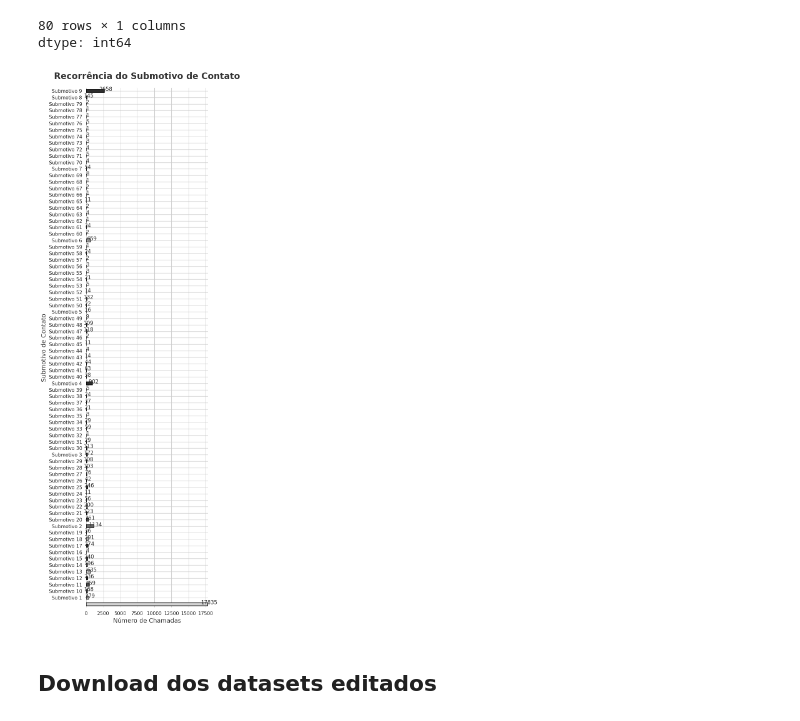
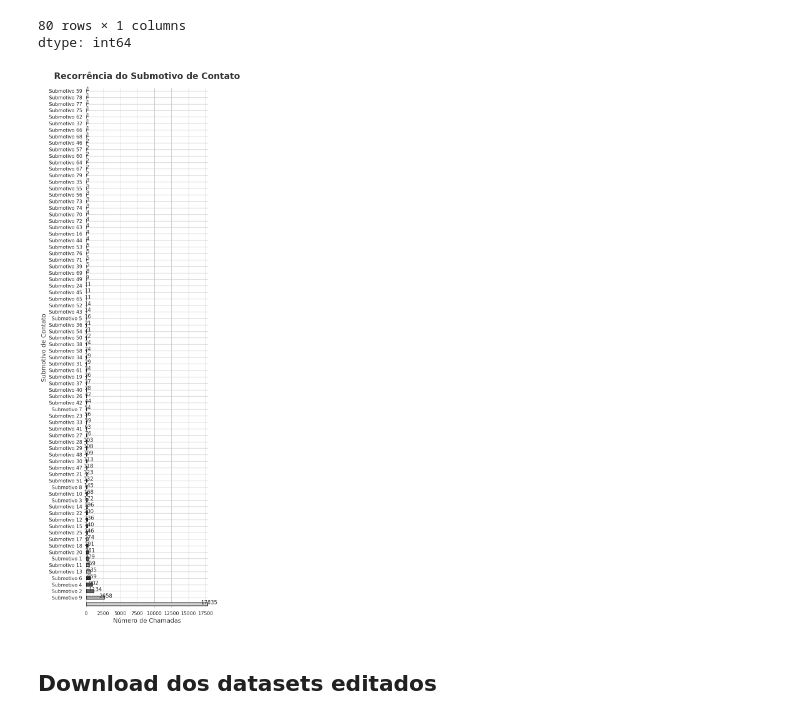
Before and after one commit to nataliaboaventura/customerservice, a Jupyter notebook: CustomerService.ipynb, the cells around one changed output. Drawn from its saved outputs; the diff is of its cells as text; code cells hidden in the pictures.

```diff
--- a/CustomerService.ipynb
+++ b/CustomerService.ipynb
@@ -785,8 +764,10 @@ agrup_motivo_contato.sort_values()
 | Motivo 66 | 8277 |
 dtype: int64
 # %%
-#Exibindo os dados do motivo de contato
+# Ordenando os dados do motivo de contato do maior para o menor
+agrup_motivo_contato = agrup_motivo_contato.sort_values(ascending=False)
 
+# Exibindo os dados do motivo de contato
 plt.figure(figsize=(12, 6))
 agrup_motivo_contato.plot.bar(
     color='#696969',
@@ -798,16 +779,14 @@ plt.title('Recorrência do Motivo de Contato', fontsize=16, fontweight='bold', c
 plt.xlabel('Motivo de Contato', fontsize=12, color='#333333')
 plt.ylabel('Número de Contatos', fontsize=12, color='#333333')
 
-
+# Ajustando o limite do eixo Y para que ele se ajuste aos valores máximos
 plt.ylim(0, agrup_motivo_contato.max() + 10)
 
-
+# Adicionando os valores no topo das barras
 for index, value in enumerate(agrup_motivo_contato):
     plt.text(index, value + 1.3, str(value), ha='center', fontsize=12, color='#333333')
 
-
 plt.box(False)
-
 
 plt.tight_layout()
 plt.show()
@@ -851,32 +823,43 @@ agrup_submotivo_contato.sort_values()
 80 rows × 1 columns
 dtype: int64
 # %%
-#Exibindo os dados do submotivo de contato
+# Ordenando os dados do submotivo de contato do maior para o menor
+agrup_submotivo_contato = agrup_submotivo_contato.sort_values(ascending=False)
 
+# Definindo as cores para as barras
 colors = ['#D3D3D3', '#A9A9A9', '#696969', '#4F4F4F', '#2D2D2D']
 
+# Criando o gráfico
 plt.figure(figsize=(6, 18))
 
 agrup_submotivo_contato.plot.barh(
     color=colors,
     edgecolor='black',
     linewidth=1.2
 )
 
+# Títulos e rótulos
 plt.title('Recorrência do Submotivo de Contato', fontsize=20, fontweight='bold', color='#333333', pad=20)
 plt.xlabel('Número de Chamadas', fontsize=14, color='#333333')
 plt.ylabel('Submotivo de Contato', fontsize=14, color='#333333')
 
+# Ajustando o limite do eixo X para que ele se ajuste aos valores máximos
 plt.xlim(0, agrup_submotivo_contato.max() + 10)
 
+# Adicionando os valores no final das barras
 for index, value in enumerate(agrup_submotivo_contato):
     plt.text(value + 200, index, str(value), ha='center', fontsize=12, color='#333333')
 
+# Removendo a caixa ao redor do gráfico
 plt.box(False)
+
+# Ajustando o layout
 plt.tight_layout()
+
+# Exibindo o gráfico
 plt.show()
 # %% [output]
-[figure, old version]
+[figure, new version]
 # %% [markdown]
 ## Download dos datasets editados
 # %%
```
Also changed, not shown: parts of 14 cells of this notebook.
